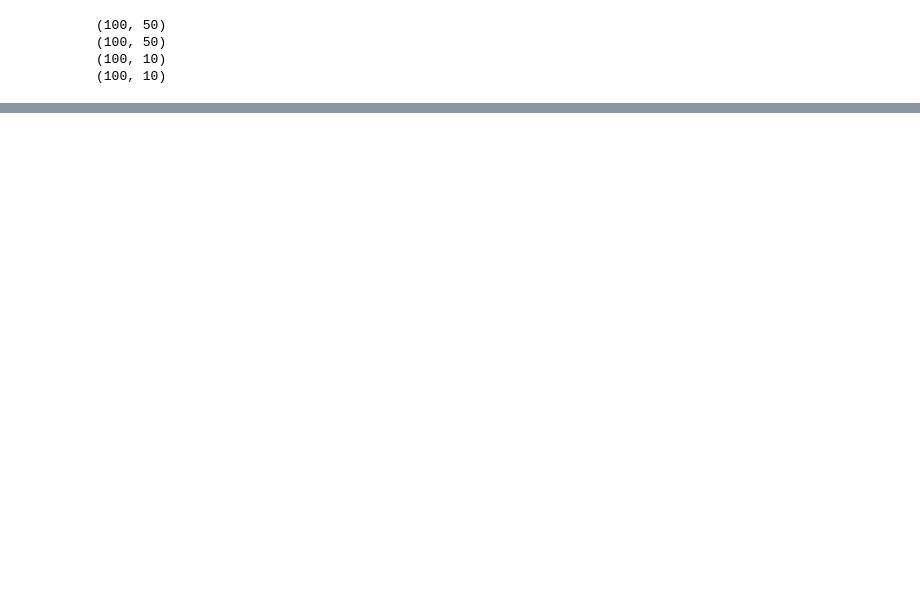
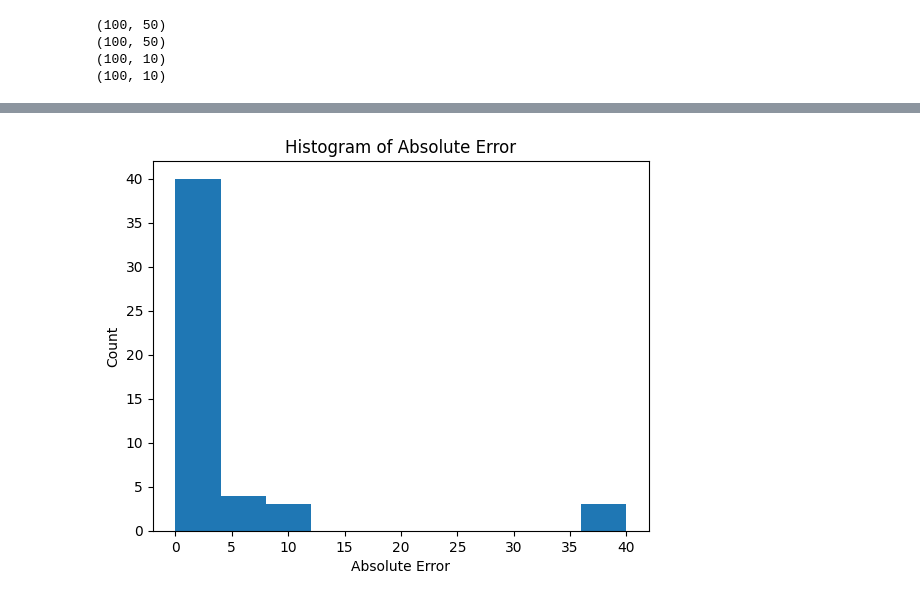
Before and after one commit to joe-alarcon/cs182_project, a Jupyter notebook: notebooks/baselines.ipynb, the cells around one changed output, grey strips where cells are left out. Cells and saved outputs as stored; diff of their text form; code cells hidden in the pictures; blank space fills up the shorter version.

```diff
--- a/notebooks/baselines.ipynb
+++ b/notebooks/baselines.ipynb
@@ -462,0 +552,13 @@ plt.show()
+# %%
+# Histogram
+
+expected = np.array([179, 45, 185, 2, 77, 185, 187, 31, 124, 73, 160, 84, 28, 174, 29, 50, 165, 76, 115, 88, 127, 103, 74, 164, 21, 194, 35, 30, 76, 62, 93, 97, 163, 51, 111, 99, 176, 189, 50, 188, 151, 164, 8, 89, 24, 2, 174, 63, 90, 199])
+actual = np.array([185, 45, 185, 2, 77, 185, 187, 31, 124, 37, 158, 84, 28, 174, 30, 50, 155, 76, 110, 88, 127, 103, 74, 164, 23, 194, 35, 30, 38, 62, 93, 97, 163, 51, 151, 99, 184, 189, 47, 188, 151, 164, 8, 93, 24, 2, 174, 70, 90, 190])
+diff = np.abs(expected - actual)
+plt.hist(diff)
+plt.xlabel("Absolute Error")
+plt.ylabel("Count")
+plt.title("Histogram of Absolute Error")
+plt.show()
+# %% [output]
+[figure, added]
```
Also changed, not shown: parts of 16 cells of this notebook, 5 other files.
